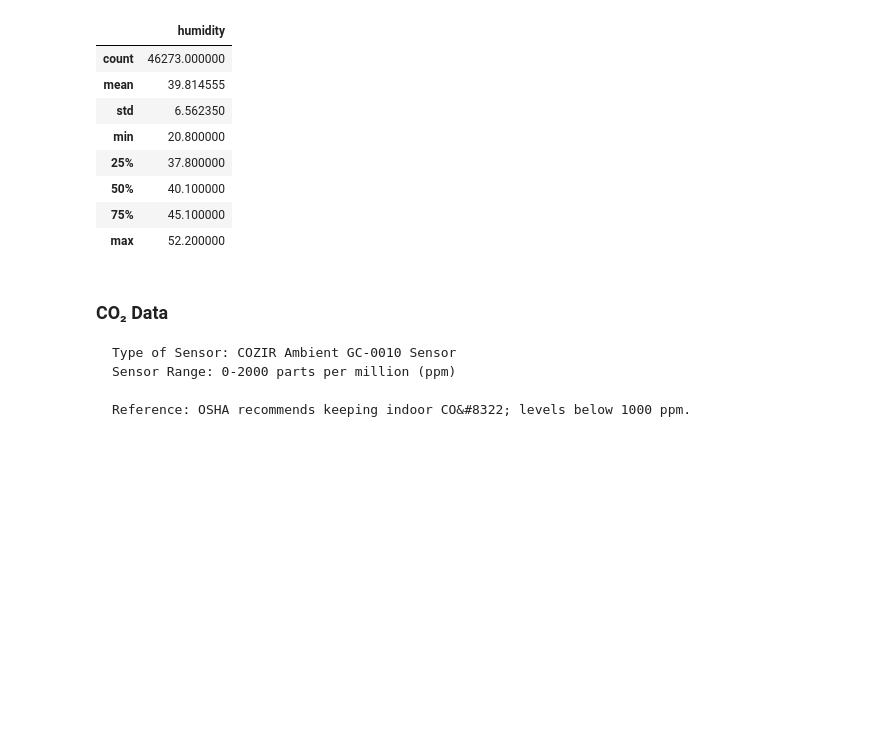
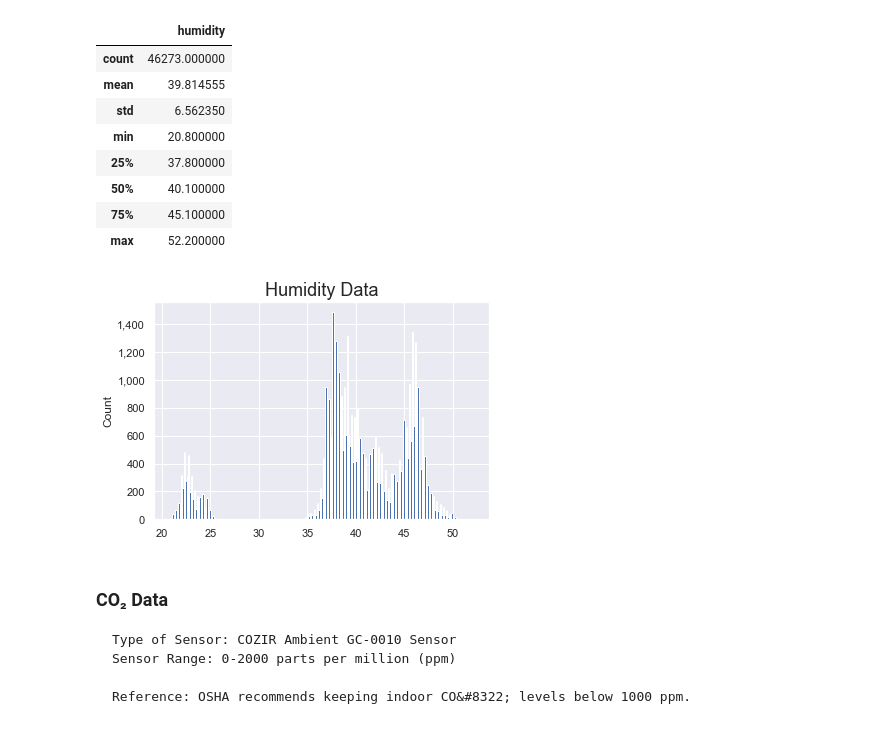
Before and after one commit to Kautumn06/classroom-occupancy, a Jupyter notebook: notebooks/DataWrangling.ipynb, the cells around one changed output. Saved outputs shown, nothing was run; the diff lists cells and outputs as text; code cells hidden in the pictures; blank space fills up the shorter version.

```diff
--- a/notebooks/DataWrangling.ipynb
+++ b/notebooks/DataWrangling.ipynb
@@ -167,6 +208,11 @@ humidity_data.describe()
 | 50% | 40.100000 |
 | 75% | 45.100000 |
 | max | 52.200000 |
+# %%
+# Plot a histogram of the humidity data
+plotHistogram(humidity_data, 'humidity', 'Humidity Data')
+# %% [output]
+[figure, added]
 # %% [markdown]
 ### CO&#8322; Data
 
```
Also changed, not shown: parts of 10 cells of this notebook.
